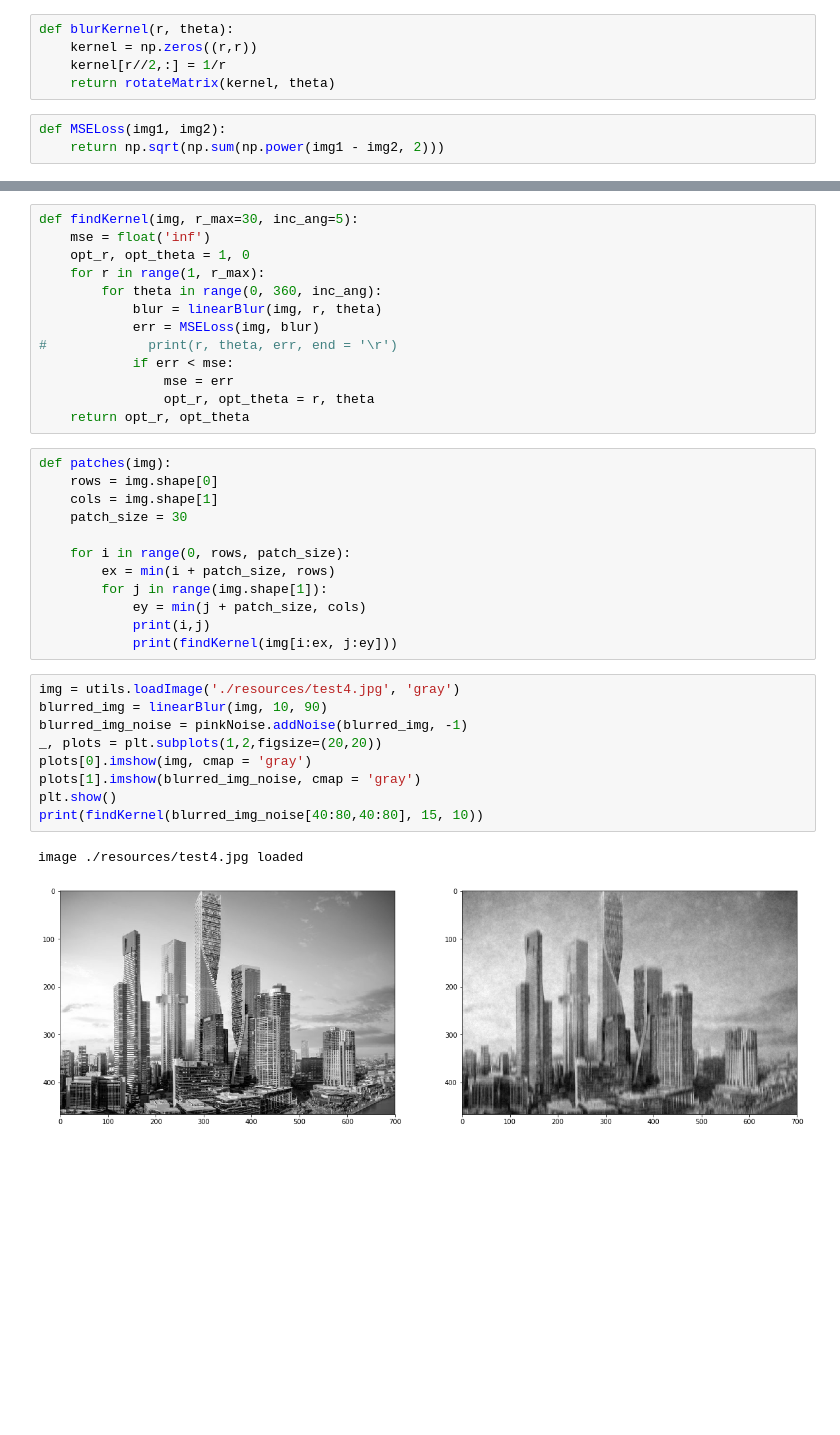
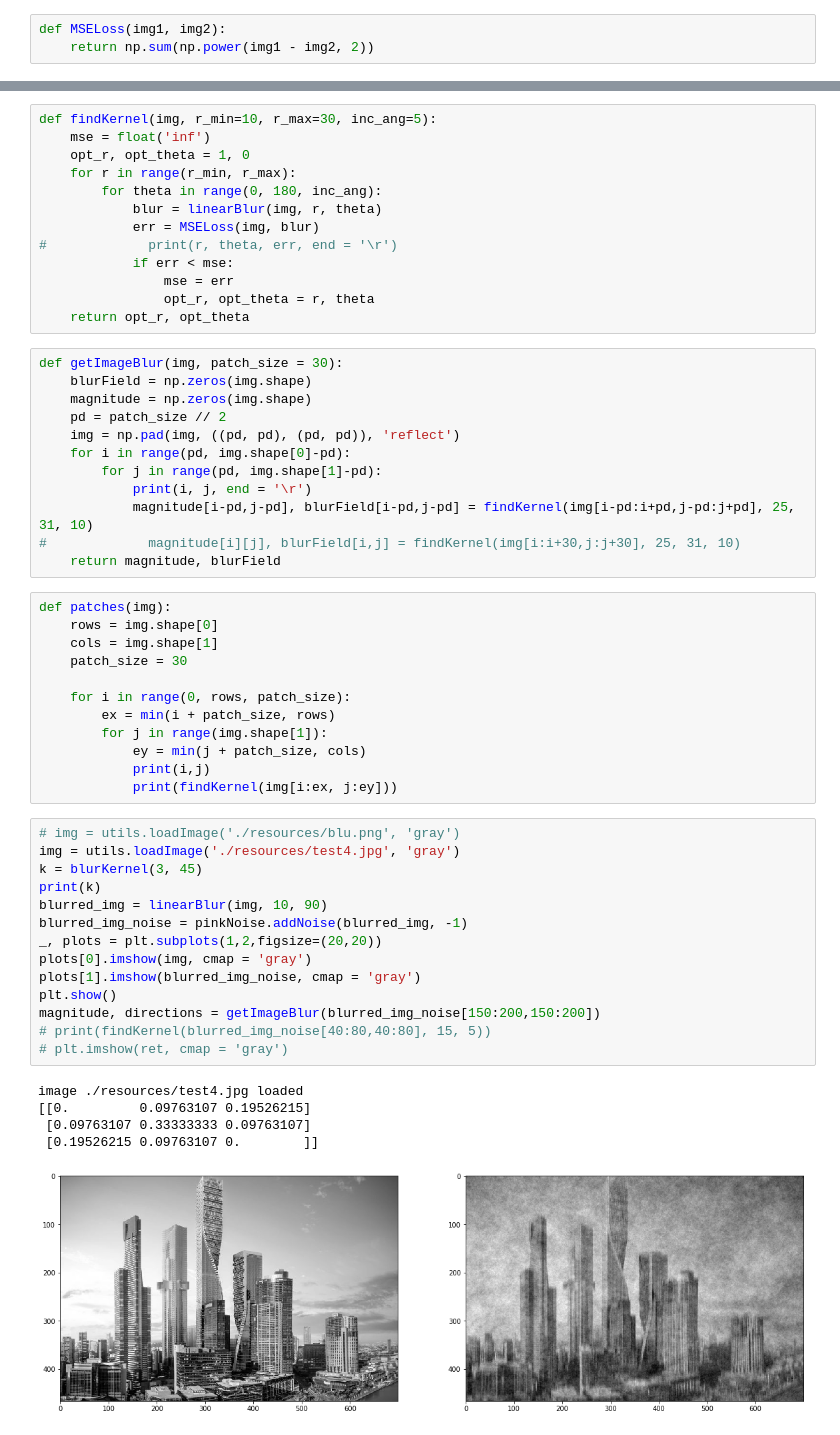
Before and after one commit to alti-tude/blind_deblurring, a Jupyter notebook: reblur.ipynb, the cells around one changed output, grey strips where cells are left out. Saved outputs shown, nothing was run; the diff lists cells and outputs as text; blank space fills up the shorter version.

Commit message:
blur across patches

```diff
--- a/reblur.ipynb
+++ b/reblur.ipynb
@@ -17,21 +25,16 @@ def rotateMatrix(matrix, angle):
-# %%
-def blurKernel(r, theta):
-    kernel = np.zeros((r,r))
-    kernel[r//2,:] = 1/r
-    return rotateMatrix(kernel, theta)
 # %%
 def MSELoss(img1, img2):
-    return np.sqrt(np.sum(np.power(img1 - img2, 2)))
+    return np.sum(np.power(img1 - img2, 2))
 # %%
 def linearBlur(img, r, theta):
     kernel = blurKernel(r, theta)
     return cv2.filter2D(np.uint8(img), -1, kernel)
 # %%
-def findKernel(img, r_max=30, inc_ang=5):
+def findKernel(img, r_min=10, r_max=30, inc_ang=5):
     mse = float('inf')
     opt_r, opt_theta = 1, 0
-    for r in range(1, r_max):
-        for theta in range(0, 360, inc_ang):
+    for r in range(r_min, r_max):
+        for theta in range(0, 180, inc_ang):
             blur = linearBlur(img, r, theta)
             err = MSELoss(img, blur)
 #             print(r, theta, err, end = '\r')
@@ -39,6 +42,18 @@ def findKernel(img, r_max=30, inc_ang=5):
                 mse = err
                 opt_r, opt_theta = r, theta
     return opt_r, opt_theta
+# %%
+def getImageBlur(img, patch_size = 30):
+    blurField = np.zeros(img.shape)
+    magnitude = np.zeros(img.shape)
+    pd = patch_size // 2
+    img = np.pad(img, ((pd, pd), (pd, pd)), 'reflect')
+    for i in range(pd, img.shape[0]-pd):
+        for j in range(pd, img.shape[1]-pd):
+            print(i, j, end = '\r')
+            magnitude[i-pd,j-pd], blurField[i-pd,j-pd] = findKernel(img[i-pd:i+pd,j-pd:j+pd], 25, 31, 10)
+#             magnitude[i][j], blurField[i,j] = findKernel(img[i:i+30,j:j+30], 25, 31, 10)
+    return magnitude, blurField
 # %%
 def patches(img):
     rows = img.shape[0]
@@ -52,14 +67,22 @@ def patches(img):
             print(i,j)
             print(findKernel(img[i:ex, j:ey]))
 # %%
+# img = utils.loadImage('./resources/blu.png', 'gray')
 img = utils.loadImage('./resources/test4.jpg', 'gray')
+k = blurKernel(3, 45)
+print(k)
 blurred_img = linearBlur(img, 10, 90)
 blurred_img_noise = pinkNoise.addNoise(blurred_img, -1)
 _, plots = plt.subplots(1,2,figsize=(20,20))
 plots[0].imshow(img, cmap = 'gray')
 plots[1].imshow(blurred_img_noise, cmap = 'gray')
 plt.show()
-print(findKernel(blurred_img_noise[40:80,40:80], 15, 10))
+magnitude, directions = getImageBlur(blurred_img_noise[150:200,150:200])
+# print(findKernel(blurred_img_noise[40:80,40:80], 15, 5))
+# plt.imshow(ret, cmap = 'gray')
 # %% [output]
 image ./resources/test4.jpg loaded
+[[0.         0.09763107 0.19526215]
+ [0.09763107 0.33333333 0.09763107]
+ [0.19526215 0.09763107 0.        ]]
-[figure, old version]
+[figure, new version]
```
Also changed, not shown: parts of 4 cells of this notebook, 2 other files.
